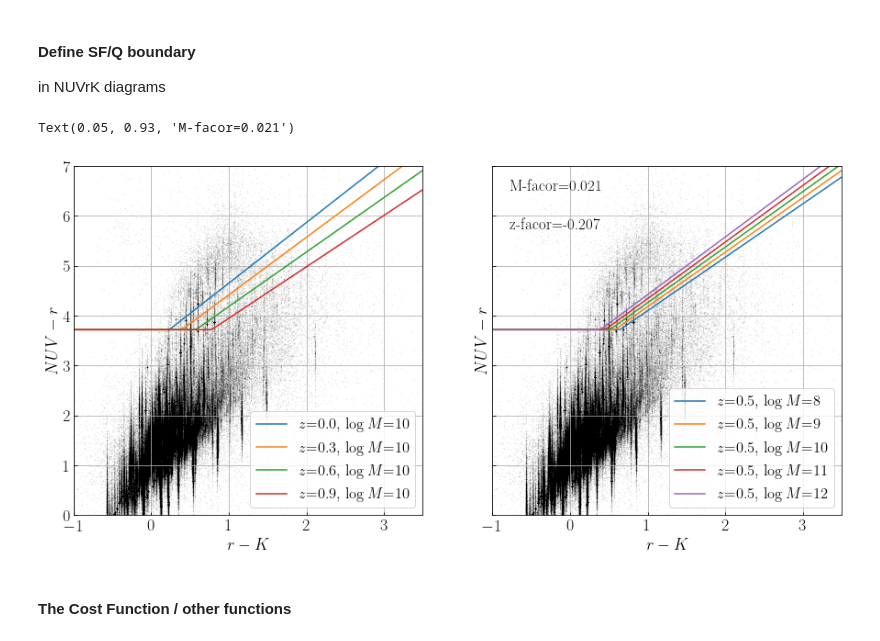
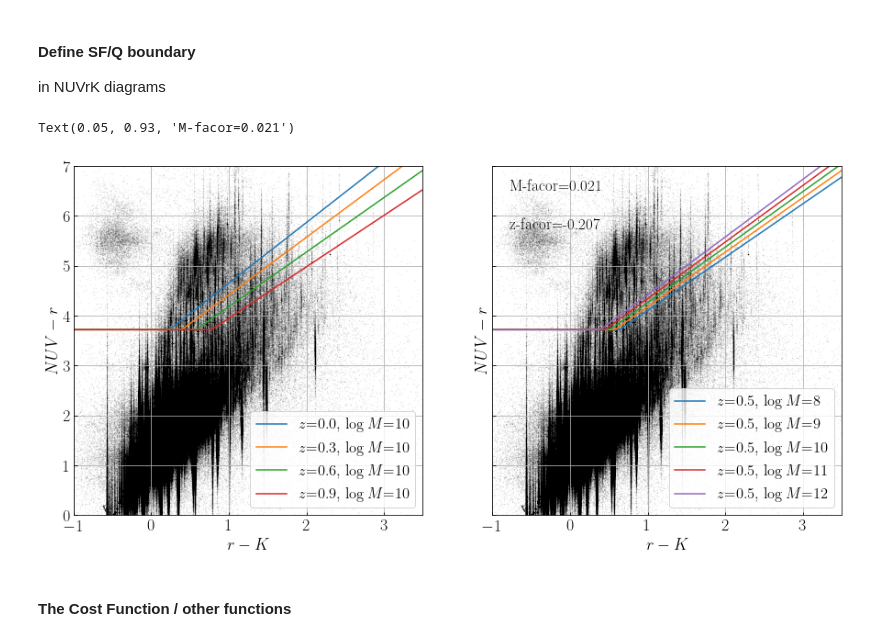
Before and after one commit to LejayChen/massive_gals, a Jupyter notebook: lephare_nuvrk_new.ipynb, the cells around one changed output. Drawn from its saved outputs; the diff is of its cells as text; code cells hidden in the pictures.

```diff
--- a/lephare_nuvrk_new.ipynb
+++ b/lephare_nuvrk_new.ipynb
@@ -960,38 +960,38 @@ in NUVrK diagrams
 fig, axs = plt.subplots(1, 2, figsize = (15, 7), sharey=True)
 rk_draw = np.linspace(-1,3.5,80)
 
-cat_central_cosmos_name = '/Users/lejay/research/lephare_dev/my_code/graham_output_cats_apermag/pcat_cat_out_08squdeg_nonir_il_nz_prior_nolimit_formass.fits'
+cat_central_cosmos_name = '/Users/lejay/research/lephare_dev/my_code/graham_output_cats_new/pcat_COSMOS_deep_cat_out_nomaglimit_nonir_il_nz_prior_formass.fits'
 cat = Table.read(cat_central_cosmos_name)
 axs[0].scatter(cat['MAG_ABS_r']-cat['MAG_ABS_Ks'],cat['MAG_ABS_NUV']-cat['MAG_ABS_r'],alpha=0.1,s=0.1,color='k')
 axs[1].scatter(cat['MAG_ABS_r']-cat['MAG_ABS_Ks'],cat['MAG_ABS_NUV']-cat['MAG_ABS_r'],alpha=0.1,s=0.1,color='k')
 
 M = 10
 for z in [0.0,0.3,0.6,0.9]:
     nuv_draw_mid = boundary_4d(rk_draw, 3.718 , 2.83,   1.004, -0.204,  0.021, z, M)
     axs[0].plot(rk_draw, nuv_draw_mid,label='$z$='+str(z)+', $\log M$='+str(M))
 
 axs[0].set_xlabel('$r-K$',fontsize=18)
 axs[0].set_ylabel('$NUV-r$',fontsize=18)
 axs[0].set_xlim([-1,3.5])
 axs[0].set_ylim([0,7])
 axs[0].grid()
 axs[0].legend(fontsize=16.5)
 
 z = 0.5
 for M in [8,9,10,11,12]:
     nuv_draw_mid = boundary_4d(rk_draw, 3.718 , 2.83,   1.004, -0.204,  0.021, z, M)
     axs[1].plot(rk_draw, nuv_draw_mid,label='$z$='+str(z)+', $\log M$='+str(M))
 axs[1].set_xlabel('$r-K$',fontsize=18)
 axs[1].set_ylabel('$NUV-r$',fontsize=18)
 axs[1].set_xlim([-1,3.5])
 axs[1].set_ylim([0,7])
 axs[1].grid()
 axs[1].legend(fontsize=16.5)
 axs[1].annotate('z-facor=-0.207', xy=(0.05, 0.82), xycoords='axes fraction', ha='left',fontsize=17)
 axs[1].annotate('M-facor=0.021', xy=(0.05, 0.93), xycoords='axes fraction', ha='left',fontsize=17)
 # %% [output]
 Text(0.05, 0.93, 'M-facor=0.021')
-[figure, old version]
+[figure, new version]
 # %% [markdown]
 #### The Cost Function / other functions
 # %%
```
Also changed, not shown: parts of 12 cells of this notebook, 2 other files.
